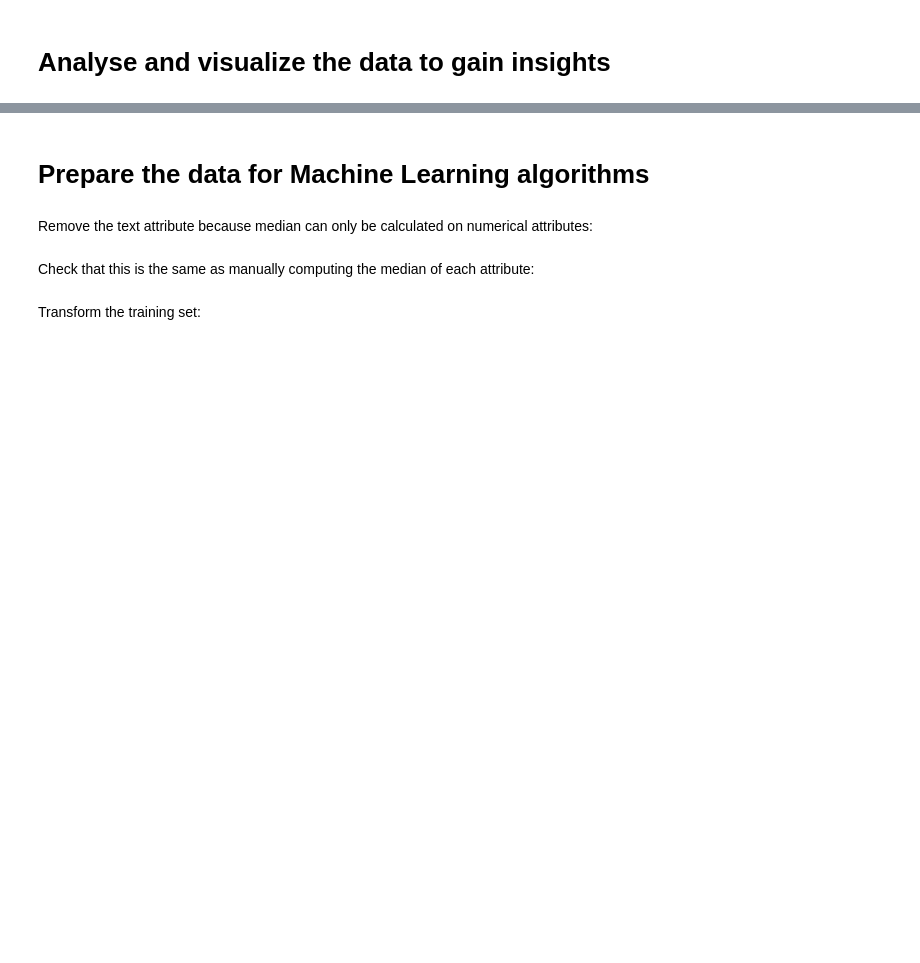
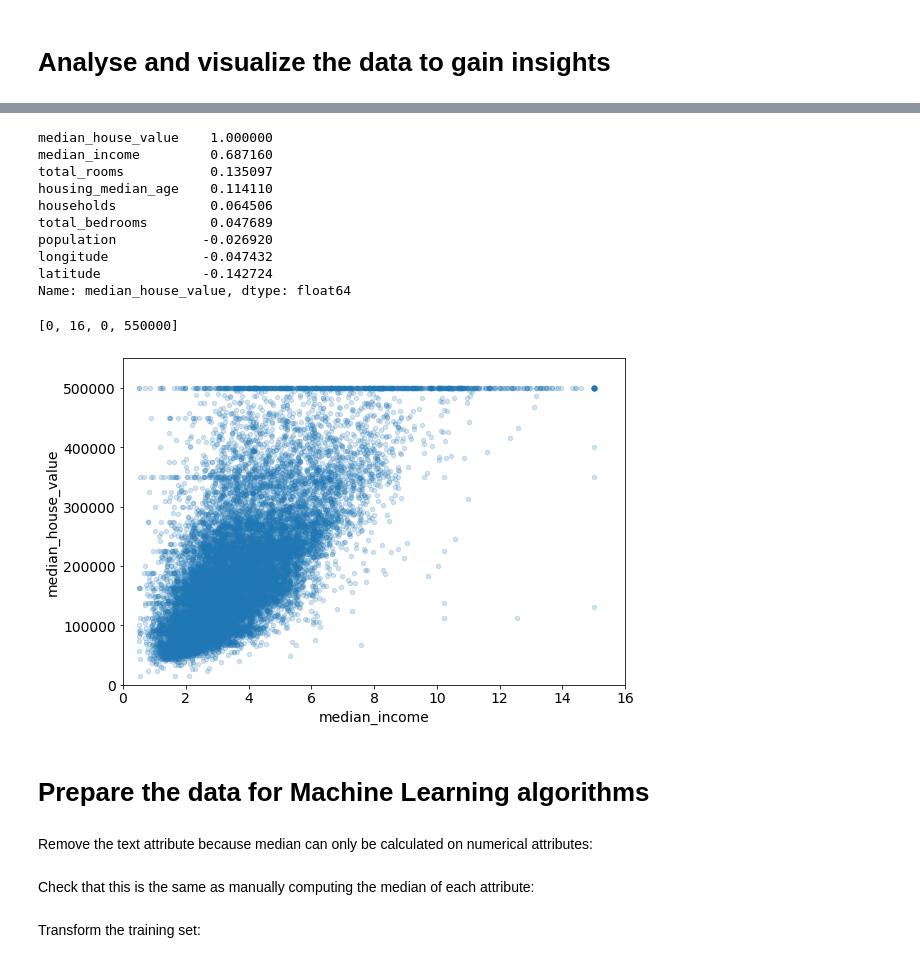
Before and after one commit to sandulas/Machine-Learning, a Jupyter notebook: CaliforniaHousing - Clean.ipynb, the cells around one changed output, grey strips where cells are left out. Saved outputs shown, nothing was run; the diff lists cells and outputs as text; code cells hidden in the pictures; blank space fills up the shorter version.

```diff
--- a/CaliforniaHousing - Clean.ipynb
+++ b/CaliforniaHousing - Clean.ipynb
@@ -266,3 +229,28 @@ save_fig("income_vs_house_value_scatterplot")
+# %%
+# Check the linear correlation between the median house value and the other attributes using the Pearson correlation coefficient
+corr_matrix = housing.corr()
+print(corr_matrix["median_house_value"].sort_values(ascending=False))
+
+#attributes = ["median_house_value", "median_income", "total_rooms", "latitude"]
+#scatter_matrix(housing[attributes], figsize=(15, 10), alpha=.2)
+#print("\n\nScatter matrix")
+
+# See how the median house value relates to the median income (the attribute with the highest correlation)
+housing.plot(kind="scatter", x="median_income", y="median_house_value", alpha=0.2, figsize=(9, 6))
+plt.axis([0, 16, 0, 550000])
+# %% [output]
+median_house_value    1.000000
+median_income         0.687160
+total_rooms           0.135097
+housing_median_age    0.114110
+households            0.064506
+total_bedrooms        0.047689
+population           -0.026920
+longitude            -0.047432
+latitude             -0.142724
+Name: median_house_value, dtype: float64
+[0, 16, 0, 550000]
+[figure, added]
 # %%
 housing["rooms_per_household"] = housing["total_rooms"]/housing["households"]
 housing["bedrooms_per_room"] = housing["total_bedrooms"]/housing["total_rooms"]
```
Also changed, not shown: parts of 9 cells of this notebook.
